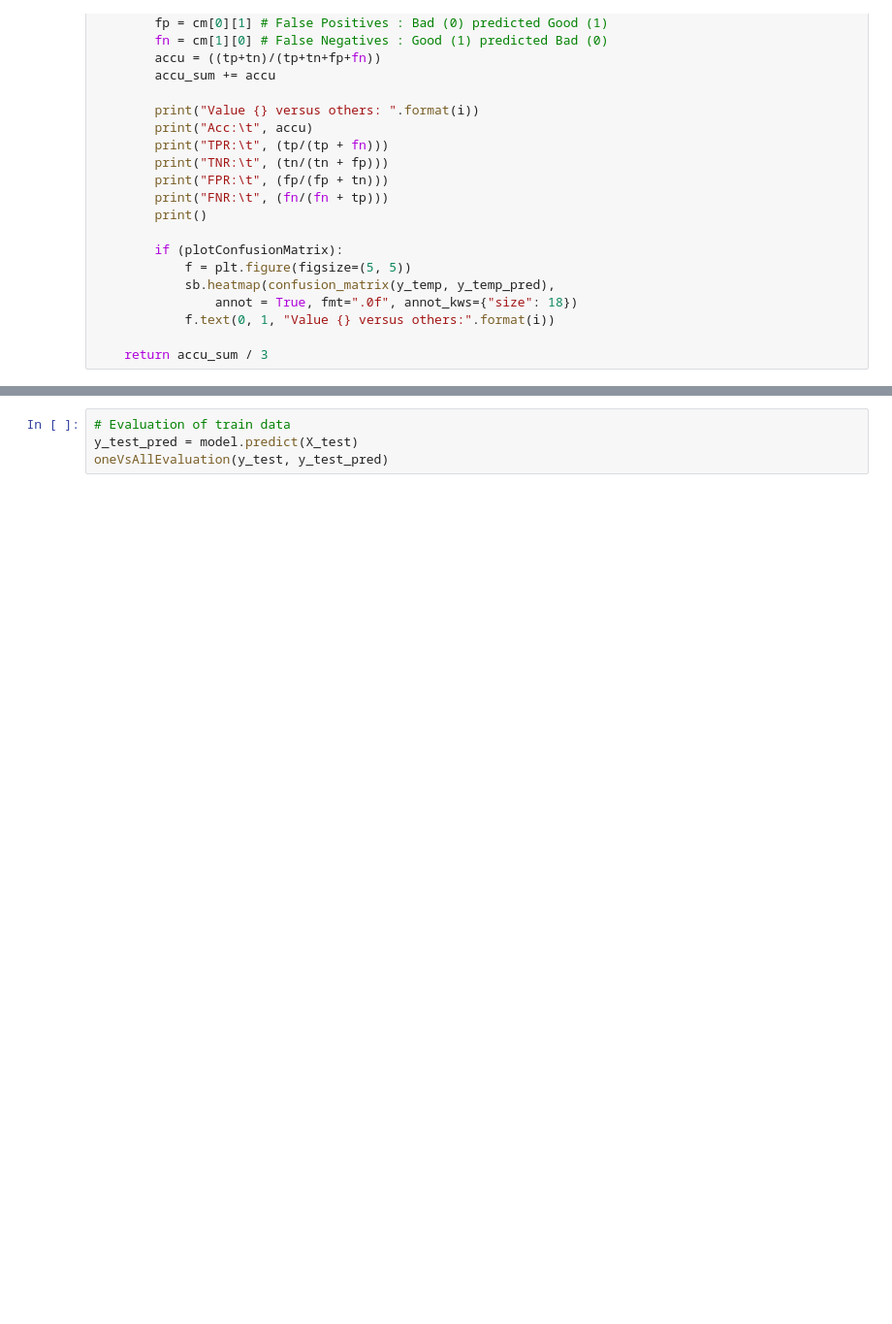
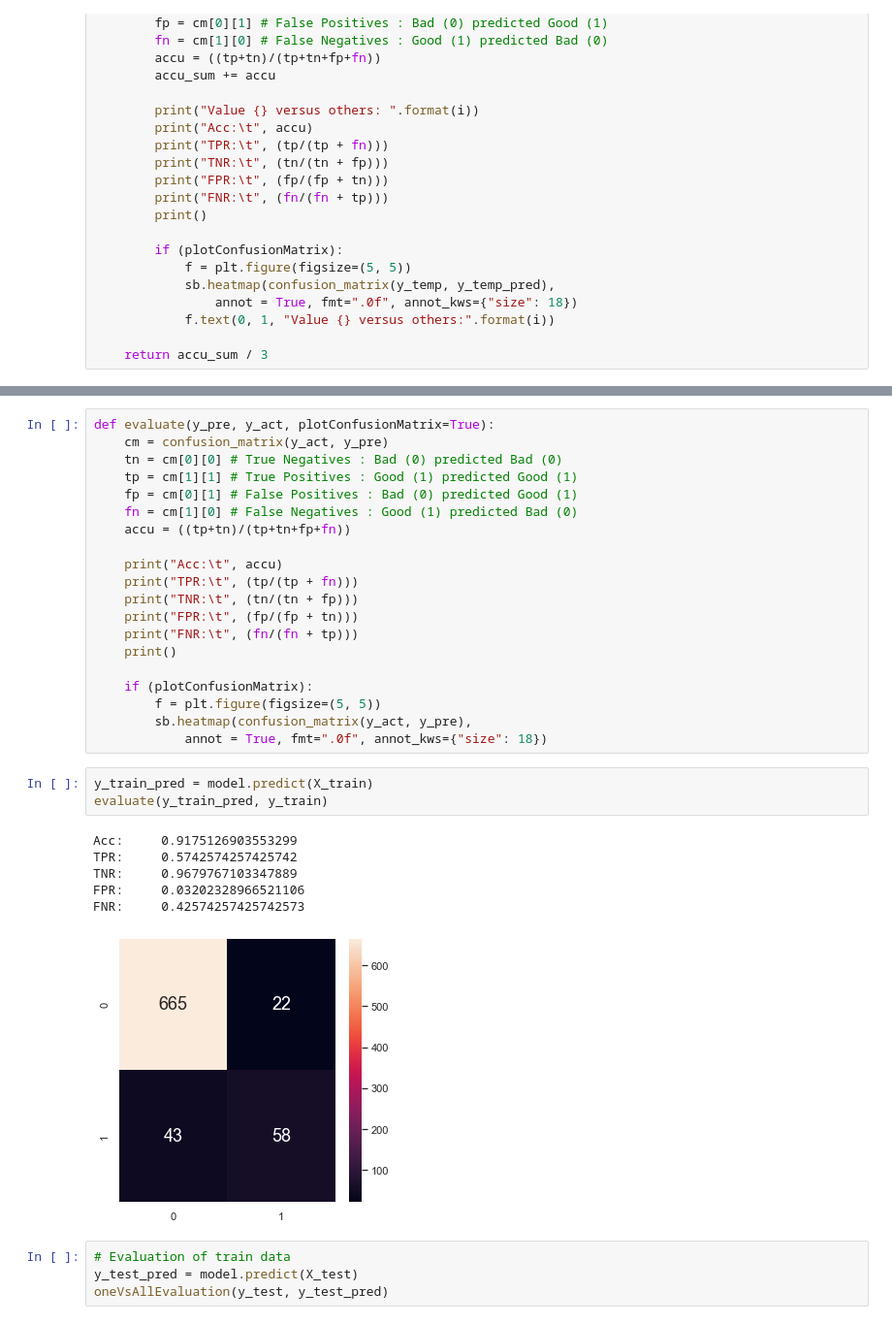
Before and after one commit to danxuZhang/WineQuality, a Jupyter notebook: src/ml.ipynb, the cells around one changed output, grey strips where cells are left out. Shown at 97% size. Cells and saved outputs as stored; diff of their text form; blank space fills up the shorter version.

```diff
--- a/src/ml.ipynb
+++ b/src/ml.ipynb
@@ -192,3 +163,33 @@ FNR:     0.43564356435643564
+# %%
+def evaluate(y_pre, y_act, plotConfusionMatrix=True):
+    cm = confusion_matrix(y_act, y_pre)
+    tn = cm[0][0] # True Negatives : Bad (0) predicted Bad (0)
+    tp = cm[1][1] # True Positives : Good (1) predicted Good (1)
+    fp = cm[0][1] # False Positives : Bad (0) predicted Good (1)
+    fn = cm[1][0] # False Negatives : Good (1) predicted Bad (0)
+    accu = ((tp+tn)/(tp+tn+fp+fn))
+
+    print("Acc:\t", accu)
+    print("TPR:\t", (tp/(tp + fn)))
+    print("TNR:\t", (tn/(tn + fp)))
+    print("FPR:\t", (fp/(fp + tn)))
+    print("FNR:\t", (fn/(fn + tp)))
+    print()
+
+    if (plotConfusionMatrix):
+        f = plt.figure(figsize=(5, 5))
+        sb.heatmap(confusion_matrix(y_act, y_pre),
+            annot = True, fmt=".0f", annot_kws={"size": 18})
+# %%
+y_train_pred = model.predict(X_train)
+evaluate(y_train_pred, y_train)
+# %% [output]
+Acc:     0.9175126903553299
+TPR:     0.5742574257425742
+TNR:     0.9679767103347889
+FPR:     0.03202328966521106
+FNR:     0.42574257425742573
+[figure, added]
 # %%
 # Evaluation of train data
 y_test_pred = model.predict(X_test)
```
Also changed, not shown: parts of 12 cells of this notebook, 5 other files.
